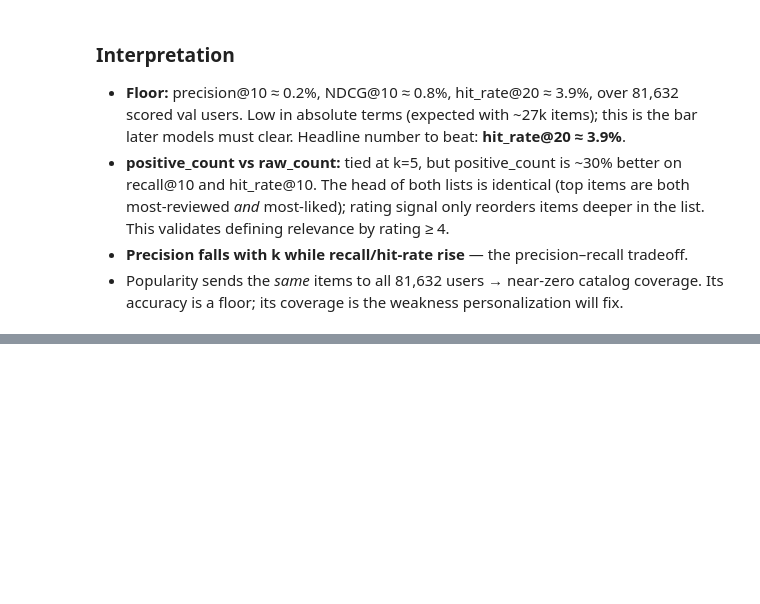
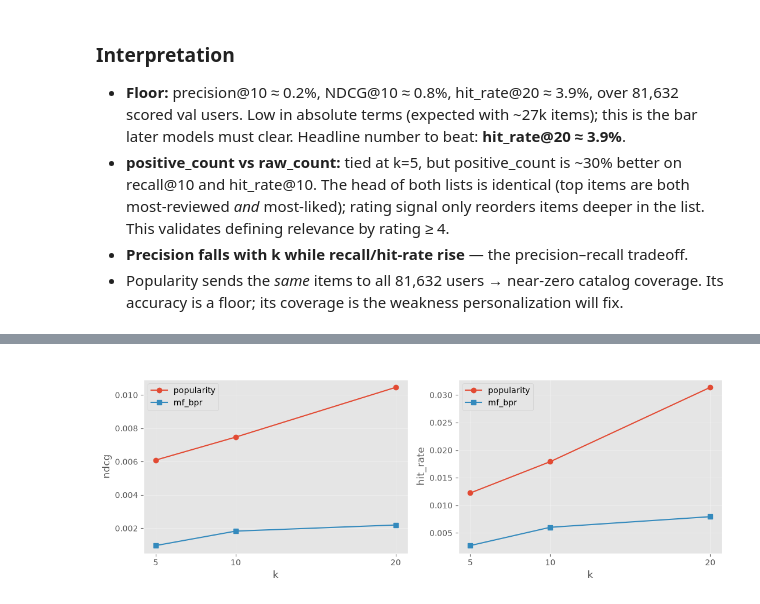
Before and after one commit to Pantelijaa/RecoSearch, a Jupyter notebook: notebooks/02_baseline_results.ipynb, the cells around one changed output, grey strips where cells are left out. Drawn from its saved outputs; the diff is of its cells as text; code cells hidden in the pictures; blank space fills up the shorter version.

Commit message:
MFModel worse than baseline

```diff
--- a/notebooks/02_baseline_results.ipynb
+++ b/notebooks/02_baseline_results.ipynb
@@ -155,0 +163,5 @@ Computed item popularity by=positive_count: 27135 items ranked from 1041605 inte
+# %%
+from src.recommend.mf import mf_baseline_pipeline
+
+mf = mf_baseline_pipeline(epochs=5)
+mf["report"]
@@ -155,0 +191,13 @@ Computed item popularity by=positive_count: 27135 items ranked from 1041605 inte
+# %%
+from src.evaluation.metrics import evaluate_recommendations
+
+gt_warm = mf["gt_warm"]
+
+# Re-score popularity on the SAME warm users (recs_pos already covers them).
+pop_warm = evaluate_recommendations(recs_pos, gt_warm, k_values=(5, 10, 20))
+
+head_to_head = pd.concat(
+    {"popularity": pop_warm, "mf_bpr": mf["report"]},
+    names=["model"],
+)
+head_to_head
@@ -155,0 +219,12 @@ Computed item popularity by=positive_count: 27135 items ranked from 1041605 inte
+# %%
+fig, axes = plt.subplots(1, 2, figsize=(11, 4))
+for ax, metric in zip(axes, ["ndcg", "hit_rate"]):
+    ax.plot(pop_warm.index, pop_warm[metric], marker="o", label="popularity")
+    ax.plot(mf["report"].index, mf["report"][metric], marker="s", label="mf_bpr")
+    ax.set_title(f"{metric}@k — warm users")
+    ax.set_xlabel("k"); ax.set_ylabel(metric)
+    ax.set_xticks(pop_warm.index); ax.legend(labelcolor="black")
+fig.tight_layout()
+plt.show()
+# %% [output]
+[figure, added]
```
Also changed, not shown: parts of 4 cells of this notebook.
